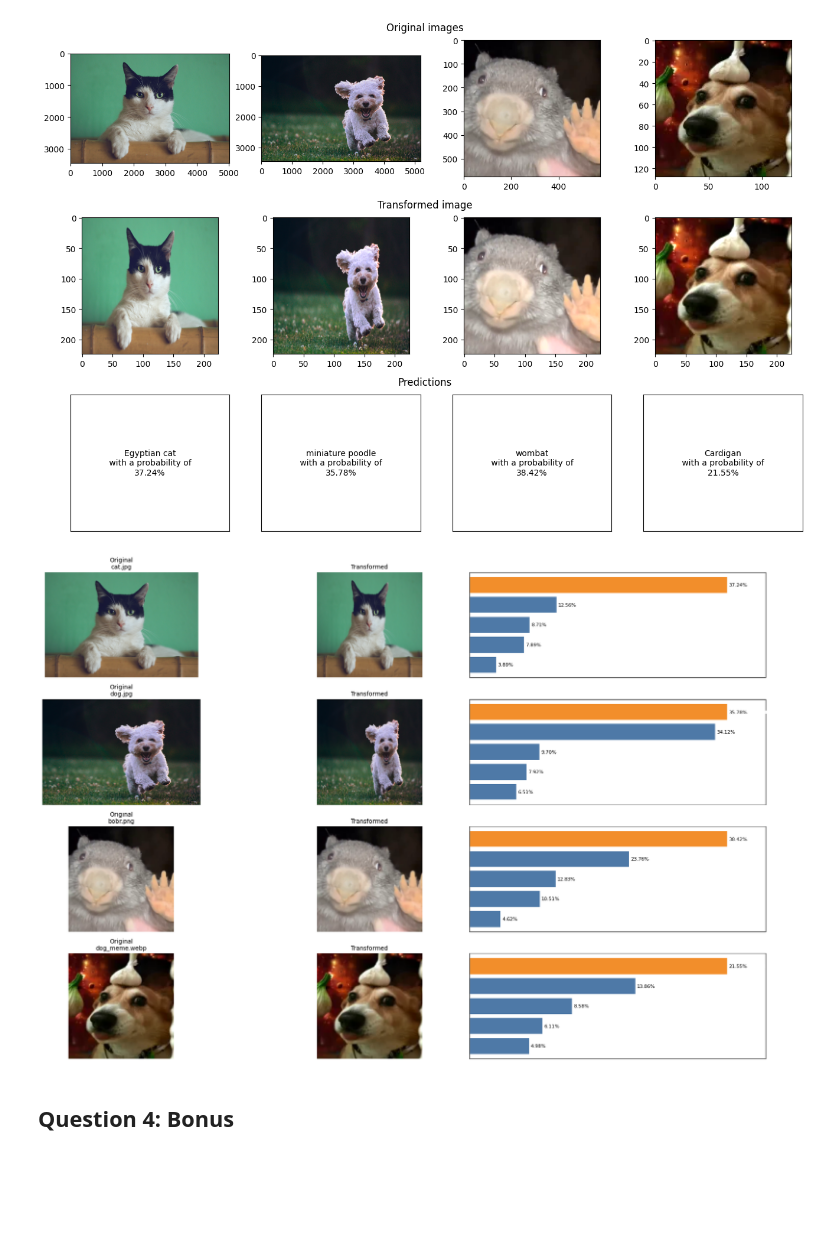
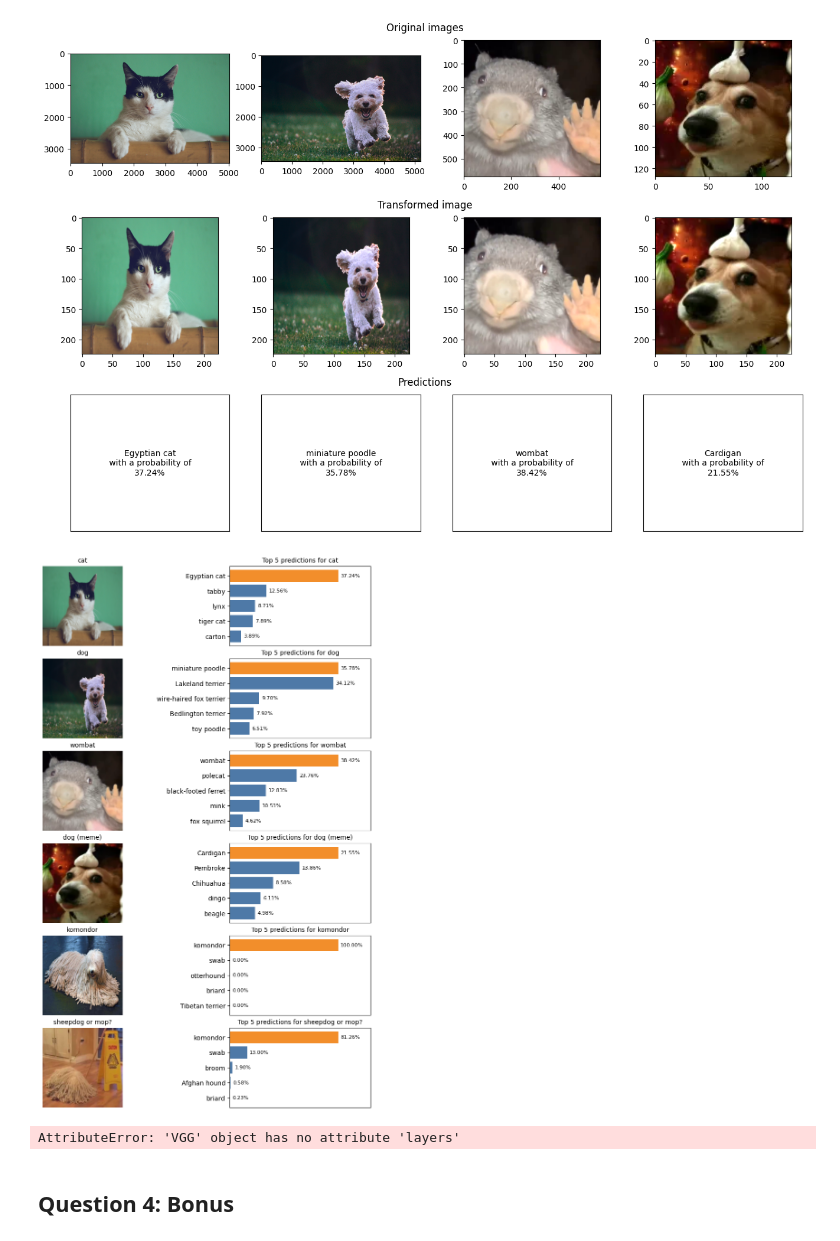
Before and after one commit to CharlesAttend/M2-DAC, a Jupyter notebook: RDFIA/TME/Section2/2a/2_a_Transfer_Learning.ipynb, the cells around one changed output. Drawn from its saved outputs; the diff is of its cells as text; code cells hidden in the pictures; blank space fills up the shorter version.

Commit message:
RDFIA/TME2a: feat: better fig, need to plot activation maps now

```diff
--- a/RDFIA/TME/Section2/2a/2_a_Transfer_Learning.ipynb
+++ b/RDFIA/TME/Section2/2a/2_a_Transfer_Learning.ipynb
@@ -131,16 +131,23 @@ Clipping input data to the valid range for imshow with RGB data ([0..1] for floa
 Clipping input data to the valid range for imshow with RGB data ([0..1] for floats or [0..255] for integers).
 [figure]
 # %%
+plt.rcParams["figure.constrained_layout.use"] = True
+
+
 dog_meme = Image.open("kadaver-vanilla.webp")
-bobr = Image.open("bobr.png").convert("RGB")  # # conversion because 4 channels
+bobr = Image.open("bobr.png")
 dog = Image.open("dog.jpg")
 cat = Image.open("cat.jpg")
+komondor = Image.open("komondor.jpg")
+sheepdog = Image.open("sheepdog_mop.jpg")
 
 images = {
-    "cat.jpg": cat,
-    "dog.jpg": dog,
-    "bobr.png": bobr.convert("RGB"),  # Convert here and associate with the filename
-    "dog_meme.webp": dog_meme
+    "cat": cat,
+    "dog": dog,
+    "wombat": bobr.convert("RGB"),  # conversion because 4 channels
+    "dog (meme)": dog_meme,
+    "komondor": komondor,
+    "sheepdog or mop?": sheepdog,
 }
 
 # VGG16 model and class names
@@ -157,53 +164,66 @@ to_view_transform_pipeline = transforms.Compose(
         transforms.CenterCrop(224),
         transforms.Lambda(lambda img: np.array(img) / 255.0),
     ]
 )
 
+
 def get_top_predictions(img, top_k=5):
     x = model_transform_pipeline(img).unsqueeze(0)
     y_hat = vgg16(x).squeeze()
     y_hat = torch.nn.functional.softmax(y_hat, dim=0)
     top_values, top_indices = torch.topk(y_hat, top_k)
     top_predictions = [imagenet_classes[idx.item()] for idx in top_indices]
     return top_predictions, top_values.detach().numpy()
 
 
 # Create a figure with specified size and a GridSpec layout
-fig = plt.figure(figsize=(20, 12))
-gs = fig.add_gridspec(4, 3)  # 4 rows for images, 3 columns for different sections
+fig = plt.figure(figsize=(8, 14))
+# 5 rows for images, 3 columns for different sections, with adjusted height ratios
+gs = fig.add_gridspec(7, 2)
 
 # Iterate over each image and its transformed version, and the predictions
 for i, (filename, img) in enumerate(images.items()):
     # Original image
-    ax_original = fig.add_subplot(gs[i, 0])
-    ax_original.imshow(img)
-    ax_original.set_title(f'Original\n{filename}', fontsize=10)
-    ax_original.axis('off')
+    # ax_original = fig.add_subplot(gs[i, 0])
+    # ax_original.imshow(img)
+    # ax_original.set_title(f"Original {filename}", fontsize=10)
+    # ax_original.axis("off")
 
     # Transformed image
-    ax_transformed = fig.add_subplot(gs[i, 1])
+    ax_transformed = fig.add_subplot(gs[i, 0])
     ax_transformed.imshow(to_view_transform_pipeline(img))
-    ax_transformed.set_title('Transformed', fontsize=10)
-    ax_transformed.axis('off')
+    ax_transformed.set_title(filename, fontsize=10)
+    ax_transformed.axis("off")
 
     # Top 5 predictions
     predictions, values = get_top_predictions(img)
-    predictions, values = zip(*sorted(zip(predictions, values), key=lambda x: x[1], reverse=True))
-    ax_predictions = fig.add_subplot(gs[i, 2])
-    bar_colors = ['#f28e2b' if j == 0 else '#4e79a7' for j in range(len(predictions))]
+    predictions, values = zip(
+        *sorted(zip(predictions, values), key=lambda x: x[1], reverse=True)
+    )
+    ax_predictions = fig.add_subplot(gs[i, 1])
+    ax_predictions.set_title(f"Top 5 predictions for {filename}", fontsize=10)
+    bar_colors = ["#f28e2b" if j == 0 else "#4e79a7" for j in range(len(predictions))]
     bars = ax_predictions.barh(predictions, values, color=bar_colors)
-    ax_predictions.set_xlim(0, max(values) * 1.15)
-    ax_predictions.invert_yaxis()  # Best prediction at the top
-    ax_predictions.set_xticks([])  # Hide x-axis ticks
-    ax_predictions.set_yticks([])  # Hide y-axis ticks
+    ax_predictions.set_xlim(0, max(values) * 1.3)
+    ax_predictions.invert_yaxis()
+    ax_predictions.set_xticks([])
+    ax_predictions.set_yticks(
+        range(len(predictions)), labels=[pred.split(",")[0] for pred in predictions]
+    )
 
     # Use bar_label to add labels to the bars
-    ax_predictions.bar_label(bars, labels=[f'{pred}' for pred in predictions], padding=3, color='white', fontsize=8)
-    ax_predictions.bar_label(bars, labels=[f'{val:.02%}' for val in values], padding=3, color='black', fontsize=8, label_type='edge')
+    bar_labels = [f"{val * 100:.2f}%" for val in values]
+    ax_predictions.bar_label(
+        bars, labels=bar_labels, padding=4, fontsize=8, label_type="edge"
+    )
 
-plt.tight_layout()
-fig.savefig("predictions_v2.pdf", dpi=300, bbox_inches="tight")
+
+fig.savefig("predictions_v2.pdf", dpi=100, bbox_inches="tight")
 # %% [output]
-[figure, old version]
+[figure, new version]
+# %%
+vgg16.layers
+# %% [output]
+AttributeError: 'VGG' object has no attribute 'layers'
 # %% [markdown]
 ## Question 4: Bonus
```
Also changed, not shown: parts of 14 cells of this notebook, 7 other files.
